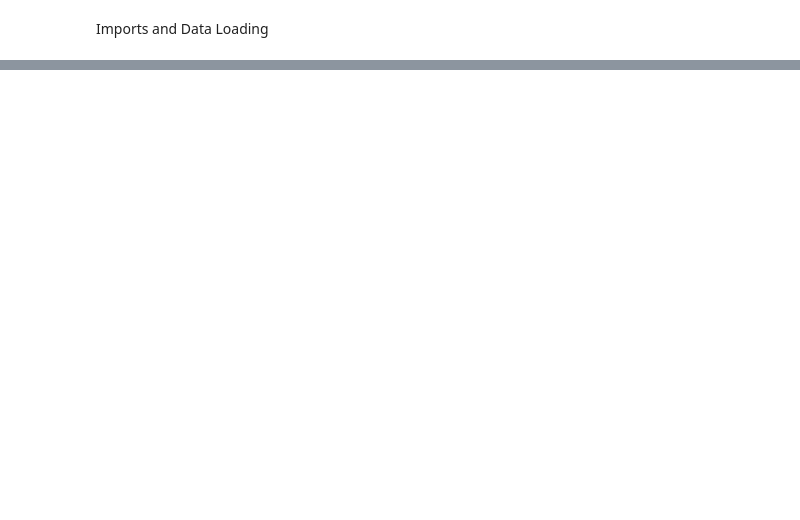
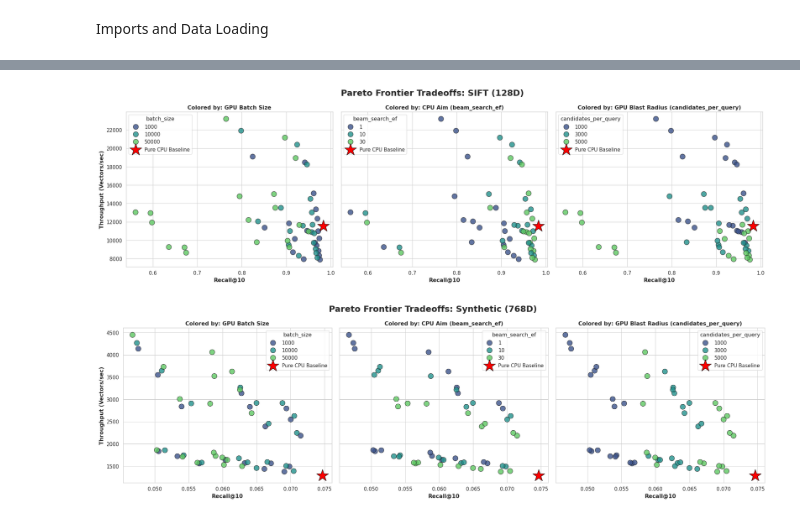
Before and after one commit to NavzarZar/bep_project, a Jupyter notebook: notebooks/analysis.ipynb, the cells around one changed output, grey strips where cells are left out. Drawn from its saved outputs; the diff is of its cells as text; code cells hidden in the pictures; blank space fills up the shorter version.

```diff
--- a/notebooks/analysis.ipynb
+++ b/notebooks/analysis.ipynb
@@ -206,0 +93,61 @@ plt.show()
+# %%
+# --- PARETO FRONTIER BREAKDOWN (BY PARAMETER) ---
+# This generates two figures (one for SIFT, one for 768D).
+# Each figure has 3 panels showing the same points, colored by different parameters.
+
+parameters = ['batch_size', 'beam_search_ef', 'candidates_per_query']
+titles = ['GPU Batch Size', 'CPU Aim (beam_search_ef)', 'GPU Blast Radius (candidates_per_query)']
+datasets = ['SIFT (128D)', 'Synthetic (768D)']
+
+for ds_name in datasets:
+    # Isolate the dataset
+    subset = df[df['dataset_clean'] == ds_name]
+    hybrid_subset = subset[subset['type'] == 'Hybrid CPU-GPU'].copy()
+    baseline_subset = subset[subset['type'] == 'Pure CPU Baseline']
+
+    # Ensure parameters are treated as categorical for distinct coloring
+    for param in parameters:
+        hybrid_subset[param] = pd.Categorical(hybrid_subset[param], ordered=True)
+
+    # Create a 1x3 grid for the three parameters
+    fig, axes = plt.subplots(1, 3, figsize=(20, 6), sharex=True, sharey=True)
+
+    for i, param in enumerate(parameters):
+        ax = axes[i]
+
+        # Plot Hybrid Runs
+        sns.scatterplot(
+            data=hybrid_subset, x='recall_10', y='throughput_vec_sec',
+            hue=param, palette='viridis', s=120, ax=ax, alpha=0.8, edgecolor='k'
+        )
+
+        # Plot Pure CPU Baseline
+        if not baseline_subset.empty:
+            ax.scatter(
+                baseline_subset['recall_10'], baseline_subset['throughput_vec_sec'],
+                color='red', marker='*', s=700, label='Pure CPU Baseline', edgecolor='black', zorder=5
+            )
+
+        ax.set_title(f'Colored by: {titles[i]}', fontweight='bold')
+        ax.set_xlabel('Recall@10', fontweight='bold')
+
+        if i == 0:
+            ax.set_ylabel('Throughput (Vectors/sec)', fontweight='bold')
+        else:
+            ax.set_ylabel('') # Hide Y-labels on middle and right plots for cleanliness
+
+        # Clean up legends
+        handles, labels = ax.get_legend_handles_labels()
+        # Ensure the Red Star baseline is included in the legend
+        ax.legend(handles=handles, title=param, loc='best')
+
+    plt.suptitle(f'Pareto Frontier Tradeoffs: {ds_name}', fontweight='bold', fontsize=18)
+    plt.tight_layout()
+
+    # Save cleanly for LaTeX
+    clean_name = ds_name.replace(" ", "_").replace("(", "").replace(")", "")
+    plt.savefig(f'pareto_breakdown_{clean_name}.png', dpi=300)
+    plt.show()
+# %% [output]
+[figure, added]
+[figure, added]
```
Also changed, not shown: parts of 16 cells of this notebook, 5 other files.
